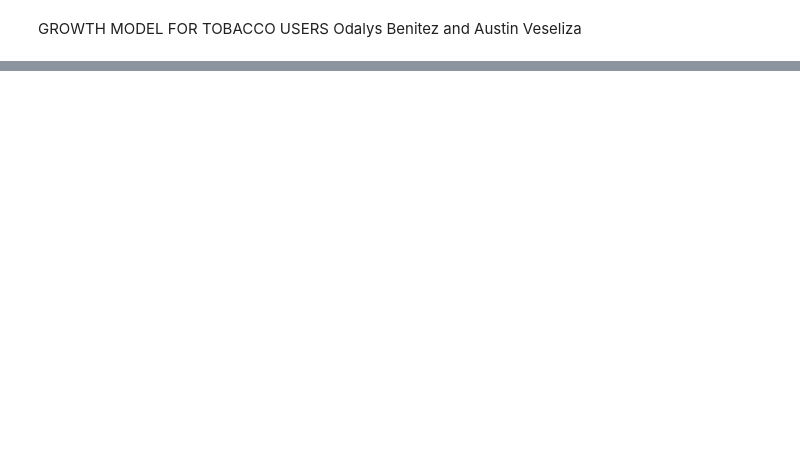
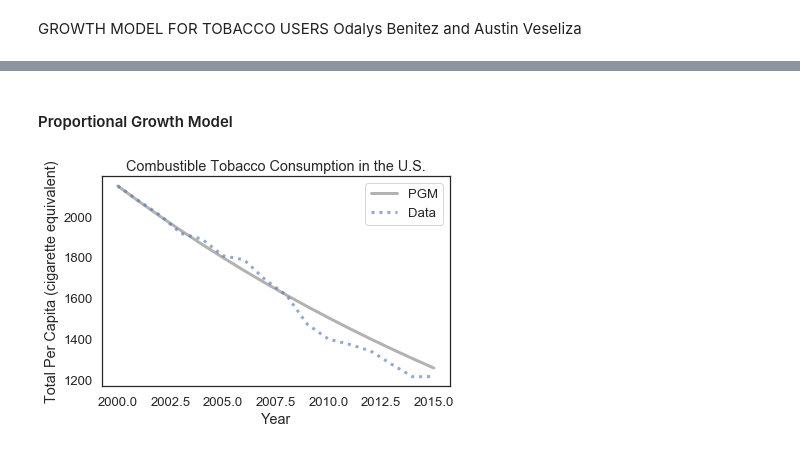
Before and after one commit to AustinVes/ModSim-Project1, a Jupyter notebook: Growth Model for Tobacco Users.ipynb, the cells around one changed output, grey strips where cells are left out. Cells and saved outputs as stored; diff of their text form; code cells hidden in the pictures; blank space fills up the shorter version.

```diff
--- a/Growth Model for Tobacco Users.ipynb
+++ b/Growth Model for Tobacco Users.ipynb
@@ -181,0 +162,16 @@ decorate(xlabel='Year',
+# %%
+def proportional_update_func(curr_tobacco, t, system):
+    """ Update function for proportional growth model
+
+    curr_tobacco: this year's tobacco consumption per capita in units cigarette equivalent
+
+    t: this year
+
+    system: System object
+        expected to contain
+            - prop_alpha: alpha value for proportional growth / value by which current tobacco consumption will be multiplied
+    """
+
+    net_growth = system.prop_alpha * curr_tobacco
+
+    return curr_tobacco + net_growth
@@ -181,0 +244,17 @@ decorate(xlabel='Year',
+# %% [markdown]
+#### Proportional Growth Model
+# %%
+# set expected parameters in System object for update function
+system.prop_alpha = -0.035
+
+# simulate the model using the initial state in system and the given growth model
+results = run_simulation(system, proportional_update_func)
+
+# plot the results
+plot(results, color='gray', label='PGM')
+plot(year, totalpc, ':', label='Data')
+decorate(xlabel='Year',
+         ylabel='Total Per Capita (cigarette equivalent)',
+         title='Combustible Tobacco Consumption in the U.S.')
+# %% [output]
+[figure, added]
```
Also changed, not shown: parts of 50 cells of this notebook.
